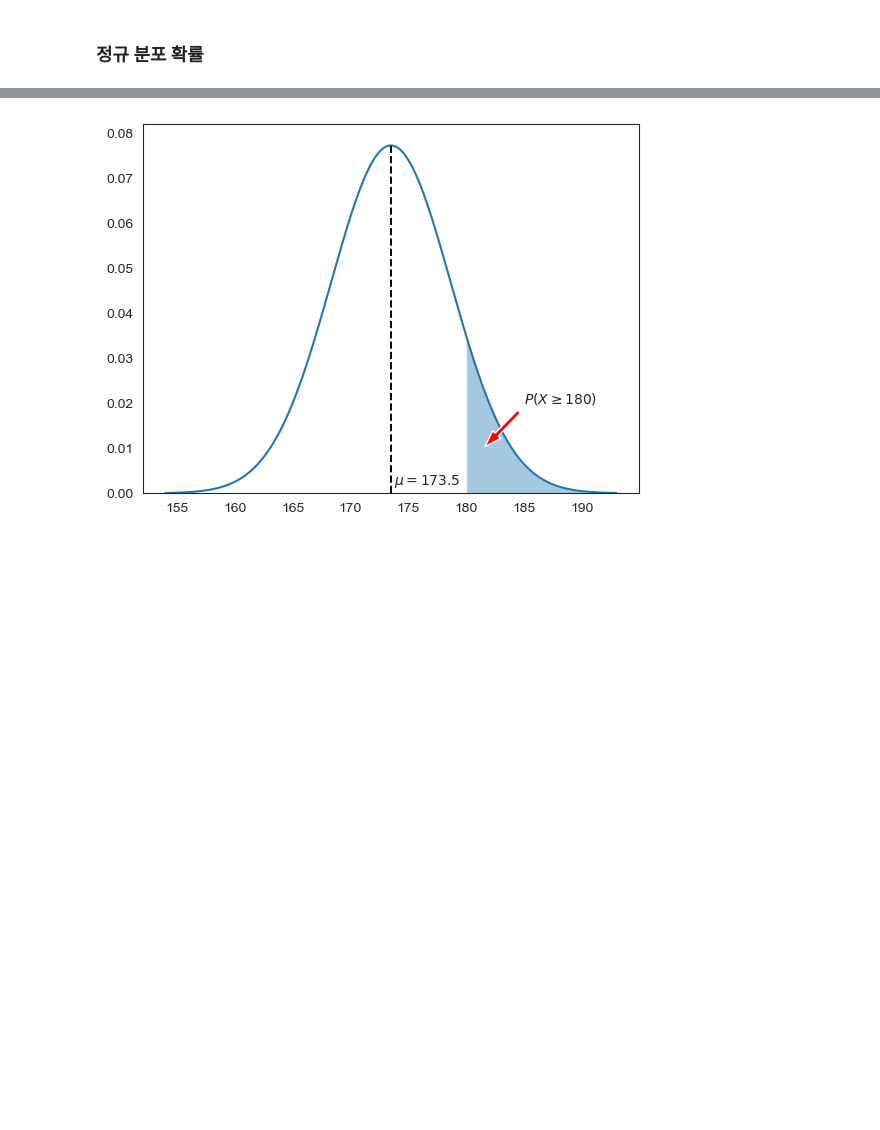
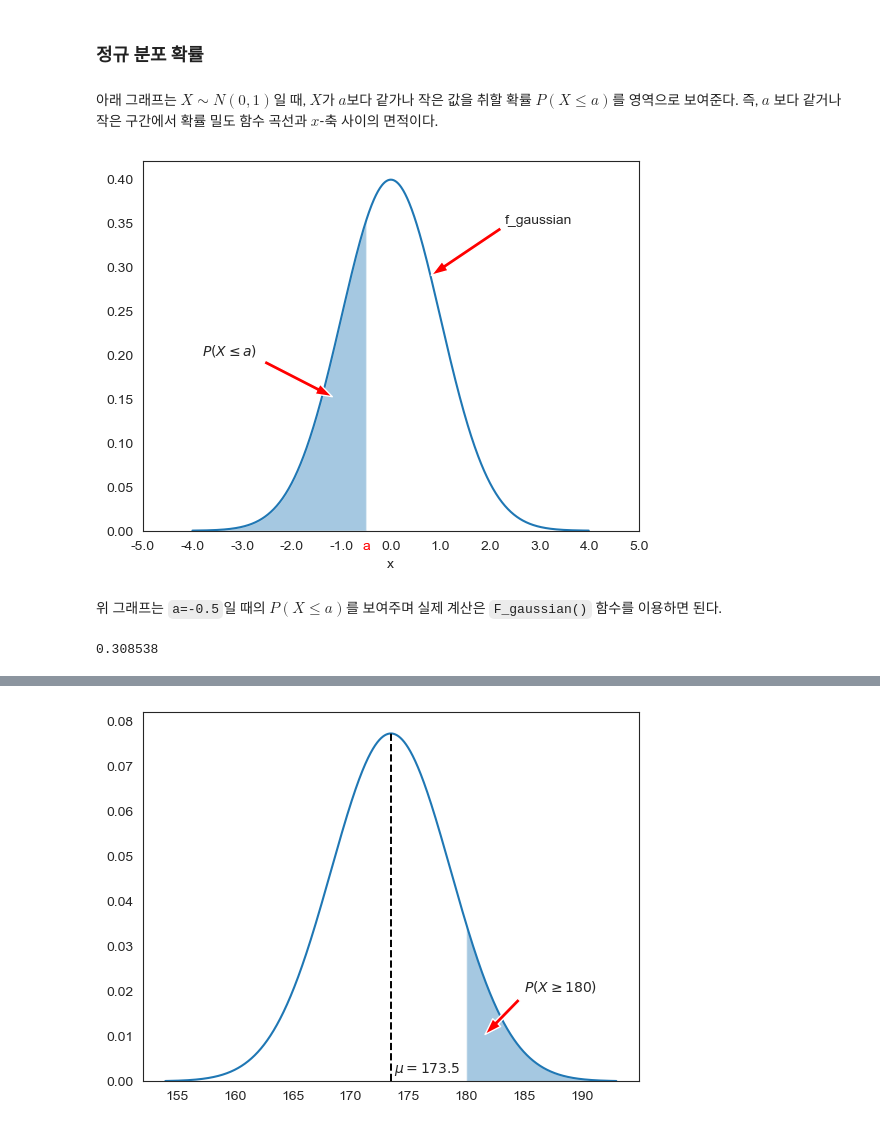
Before and after one commit to codingalzi/DataSci, a Jupyter notebook: jupyter-book/_build/jupyter_execute/normal_distribution.ipynb, the cells around one changed output, grey strips where cells are left out. Saved outputs shown, nothing was run; the diff lists cells and outputs as text; code cells hidden in the pictures; blank space fills up the shorter version.

```diff
--- a/jupyter-book/_build/jupyter_execute/normal_distribution.ipynb
+++ b/jupyter-book/_build/jupyter_execute/normal_distribution.ipynb
@@ -154,2 +152,46 @@ plt.show()
 # %% [markdown]
 ### 정규 분포 확률
+# %% [markdown]
+아래 그래프는
+$X \sim N(0, 1)$일 때, $X$가 $a$보다 같가나 작은 값을 취할 확률 $P(X \leq a)$를
+영역으로 보여준다.
+즉, $a$ 보다 같거나 작은 구간에서 확률 밀도 함수 곡선과 $x$-축 사이의 면적이다.
+# %%
+x = np.arange(-4, 4, 0.01)
+
+fig = plt.figure()
+ax = fig.add_subplot(1, 1, 1)
+
+# norm.pdf()
+ax.plot(x, f_gaussian(x, 0, 1))
+
+# -2에서 1 사이의 면적 표시
+point_a = -0.5
+ax.fill_between(x, f_gaussian(x), where=(x <= point_a), alpha=0.4)
+
+# 함수명 주석 달기
+ax.annotate(r'f_gaussian', xy=(.8, f_gaussian(.8)), xytext=(2.3, 0.35),
+            arrowprops=dict(facecolor='red', shrink=0.01, width=3, headwidth=8))
+
+ax.annotate(r'$P(X \leq a)$', xy=(-1.1 ,0.15), xytext=(-3.8, 0.2),
+            arrowprops=dict(facecolor='red', shrink=0.05, width=3, headwidth=8))
+
+# point_a를 눈금으로 추가 표시
+x_ticks = np.append(ax.get_xticks(), point_a)
+x_ticks_ = np.append(ax.get_xticks(), 'a') # 실제로 보이는 눈금 기호
+ax.set_xticks(x_ticks, x_ticks_)
+ax.get_xticklabels()[-1].set_color("red") # a 눈금 색 지정
+
+ax.set_xlabel('x')
+ax.set_ylim(0, 0.42)
+
+plt.show()
+# %% [output]
+[figure, added]
+# %% [markdown]
+위 그래프는 `a=-0.5`일 때의 $P(X \leq a)$를 보여주며 실제 계산은 `F_gaussian()` 함수를
+이용하면 된다.
+# %%
+F_gaussian(-0.5)
+# %% [output]
+0.308538
```
Also changed, not shown: parts of 20 cells of this notebook, 12 other files.
